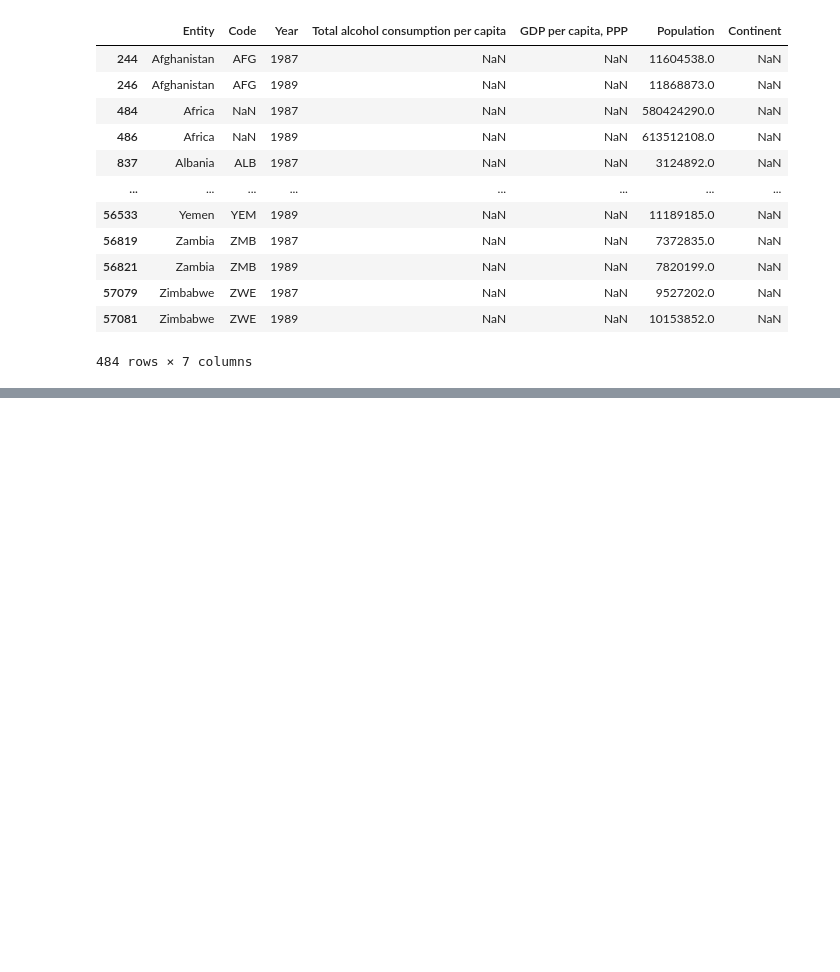
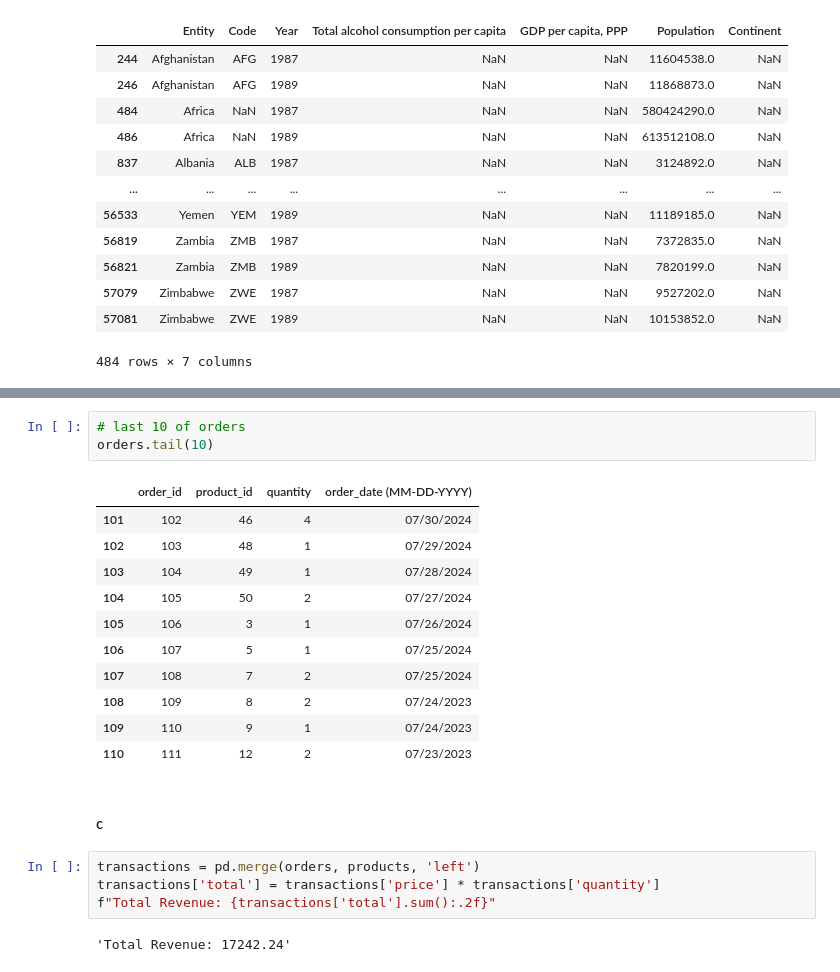
Before and after one commit to fasihh/paiFall24, a Jupyter notebook: Labs/06/K230018_06.ipynb, the cells around one changed output, grey strips where cells are left out. Drawn from its saved outputs; the diff is of its cells as text; blank space fills up the shorter version.

```diff
--- a/Labs/06/K230018_06.ipynb
+++ b/Labs/06/K230018_06.ipynb
@@ -116,0 +180,23 @@ ImportError: Missing optional dependency 'openpyxl'.  Use pip or conda to instal
+# %%
+# last 10 of orders
+orders.tail(10)
+# %% [output]
+|  | order_id | product_id | quantity | order_date (MM-DD-YYYY) |
+| 101 | 102 | 46 | 4 | 07/30/2024 |
+| 102 | 103 | 48 | 1 | 07/29/2024 |
+| 103 | 104 | 49 | 1 | 07/28/2024 |
+| 104 | 105 | 50 | 2 | 07/27/2024 |
+| 105 | 106 | 3 | 1 | 07/26/2024 |
+| 106 | 107 | 5 | 1 | 07/25/2024 |
+| 107 | 108 | 7 | 2 | 07/25/2024 |
+| 108 | 109 | 8 | 2 | 07/24/2023 |
+| 109 | 110 | 9 | 1 | 07/24/2023 |
+| 110 | 111 | 12 | 2 | 07/23/2023 |
+# %% [markdown]
+#### c
+# %%
+transactions = pd.merge(orders, products, 'left')
+transactions['total'] = transactions['price'] * transactions['quantity']
+f"Total Revenue: {transactions['total'].sum():.2f}"
+# %% [output]
+'Total Revenue: 17242.24'
```
Also changed, not shown: parts of 31 cells of this notebook, 2 other files.
